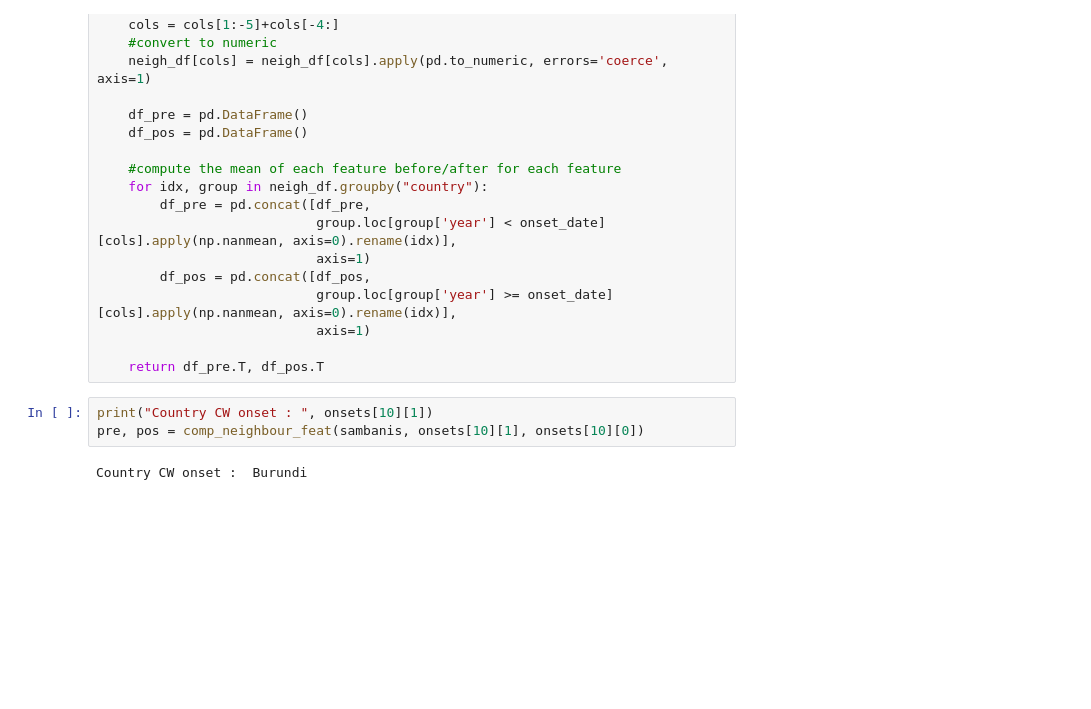
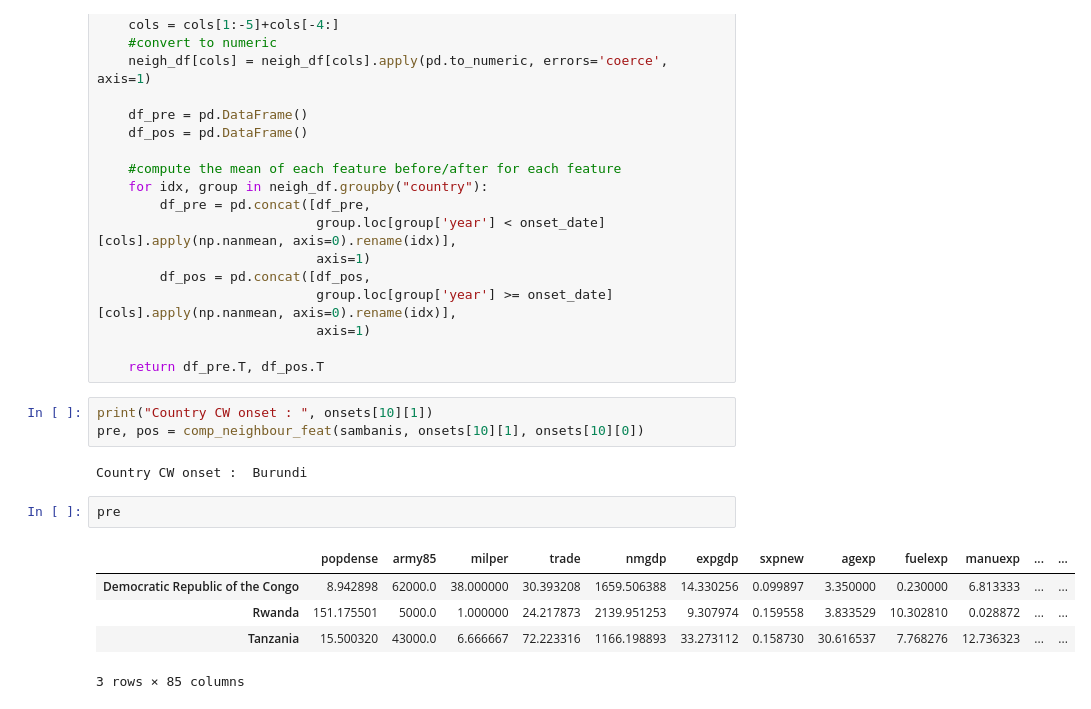
Before and after one commit to epfl-ada/ada-2020-project-milestone-p3-p3_cadastrophe, a Jupyter notebook: Data_Exploration.ipynb, the cells around one changed output. Saved outputs shown, nothing was run; the diff lists cells and outputs as text; blank space fills up the shorter version.

```diff
--- a/Data_Exploration.ipynb
+++ b/Data_Exploration.ipynb
@@ -865,3 +867,11 @@ print("Country CW onset : ", onsets[10][1])
 pre, pos = comp_neighbour_feat(sambanis, onsets[10][1], onsets[10][0])
 # %% [output]
 Country CW onset :  Burundi
+# %%
+pre
+# %% [output]
+|  | popdense | army85 | milper | trade | nmgdp | expgdp | sxpnew | agexp | fuelexp | manuexp | ... | ... |
+| Democratic Republic of the Congo | 8.942898 | 62000.0 | 38.000000 | 30.393208 | 1659.506388 | 14.330256 | 0.099897 | 3.350000 | 0.230000 | 6.813333 | ... | ... |
+| Rwanda | 151.175501 | 5000.0 | 1.000000 | 24.217873 | 2139.951253 | 9.307974 | 0.159558 | 3.833529 | 10.302810 | 0.028872 | ... | ... |
+| Tanzania | 15.500320 | 43000.0 | 6.666667 | 72.223316 | 1166.198893 | 33.273112 | 0.158730 | 30.616537 | 7.768276 | 12.736323 | ... | ... |
+3 rows × 85 columns
```
Also changed, not shown: parts of 11 cells of this notebook.
